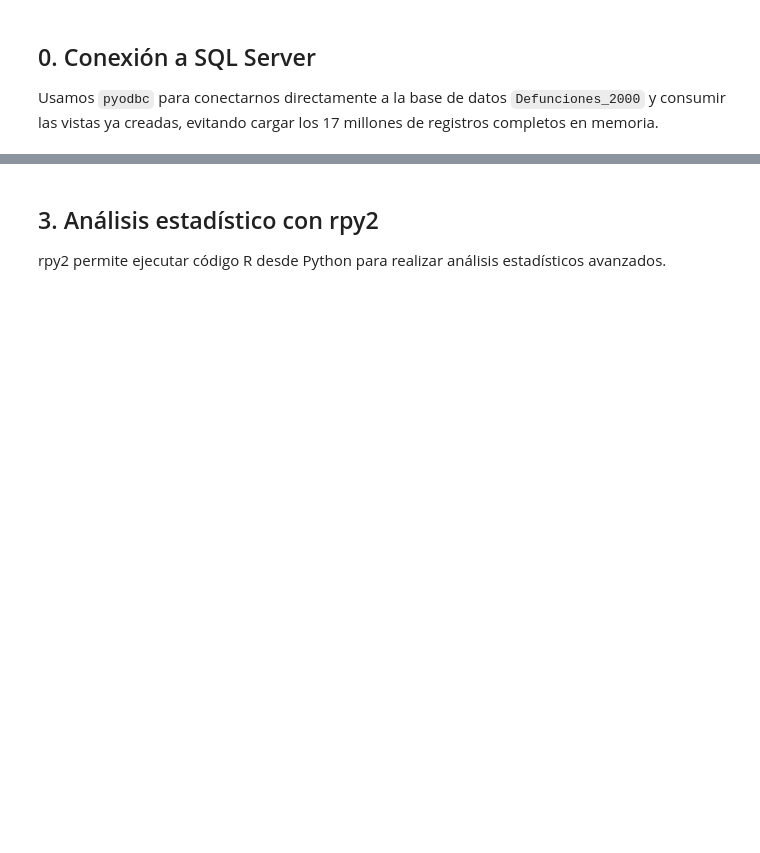
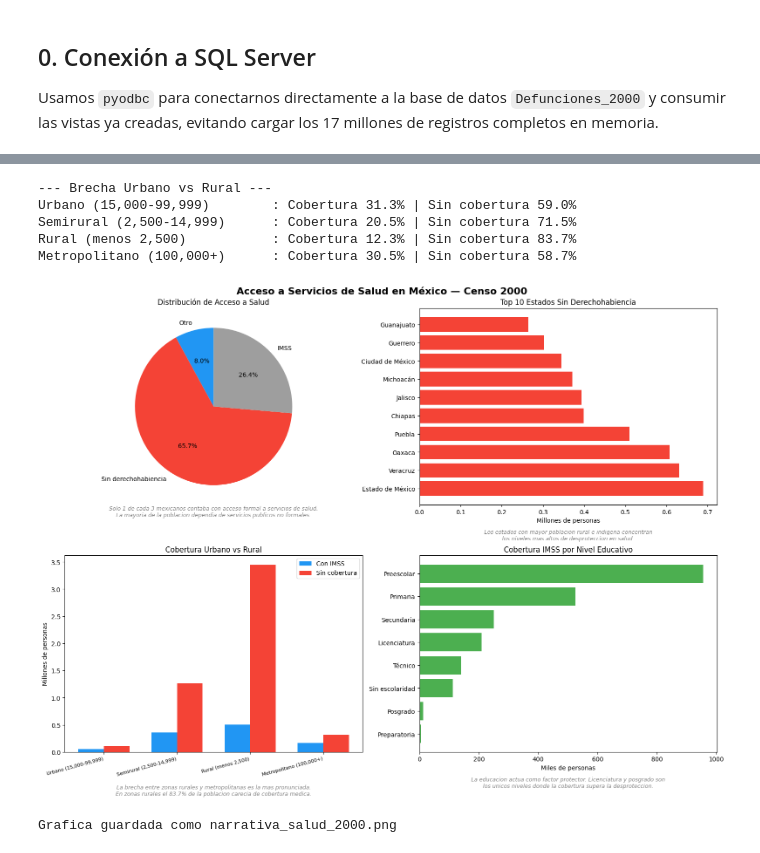
Before and after one commit to Carpuro/censo-salud-mexico-2000, a Jupyter notebook: notebooks/Actividad_Defunciones_SQL.ipynb, the cells around one changed output, grey strips where cells are left out. Cells and saved outputs as stored; diff of their text form; code cells hidden in the pictures; blank space fills up the shorter version.

```diff
--- a/notebooks/Actividad_Defunciones_SQL.ipynb
+++ b/notebooks/Actividad_Defunciones_SQL.ipynb
@@ -27,11 +29,11 @@ conn = pyodbc.connect(
     'DRIVER={ODBC Driver 17 for SQL Server};'
     'SERVER=localhost;'
     'DATABASE=Defunciones_2000;'
-    'UID=grafana_user;'
-    'PWD=Grafana123!;'
+    'Trusted_Connection=yes;'
 )
 
-print(' Conexión a SQL Server exitosa')
-print(' Base de datos: Defunciones_2000')
-print('  Servidor: localhost')
+
+print('Conexion a SQL Server exitosa')
+print('Base de datos: Defunciones_2000')
+print('Servidor: localhost')
 # %% [output]
@@ -113,14 +201,22 @@ print(f'Desviación estándar      : {np.std(totales):,.2f}')
 # %%
 # Análisis urbano vs rural con NumPy
-con_imss_urbano = np.array(df_urbano['con_imss'])
-sin_derecho_urbano = np.array(df_urbano['sin_derechohabiencia'])
-total_urbano = np.array(df_urbano['total'])
+df_urbano_filtrado = df_urbano[~df_urbano['tipo_localidad'].str.contains('No especificado')].copy()
+
+con_imss_urbano = np.array(df_urbano_filtrado['con_imss'])
+sin_derecho_urbano = np.array(df_urbano_filtrado['sin_derechohabiencia'])
+total_urbano = np.array(df_urbano_filtrado['total'])
 
 print('--- Brecha Urbano vs Rural ---')
-for i, localidad in enumerate(df_urbano['tipo_localidad']):
+for i, localidad in enumerate(df_urbano_filtrado['tipo_localidad']):
     cobertura = con_imss_urbano[i] / total_urbano[i] * 100
     sin_cob = sin_derecho_urbano[i] / total_urbano[i] * 100
     print(f'{localidad:<30}: Cobertura {cobertura:.1f}% | Sin cobertura {sin_cob:.1f}%')
+# %% [output]
+--- Brecha Urbano vs Rural ---
+Urbano (15,000-99,999)        : Cobertura 31.3% | Sin cobertura 59.0%
+Semirural (2,500-14,999)      : Cobertura 20.5% | Sin cobertura 71.5%
+Rural (menos 2,500)           : Cobertura 12.3% | Sin cobertura 83.7%
+Metropolitano (100,000+)      : Cobertura 30.5% | Sin cobertura 58.7%
 # %%
 # Visualizaciones de la narrativa
 fig, axes = plt.subplots(2, 2, figsize=(16, 12))
@@ -128,38 +224,55 @@ fig.suptitle('Acceso a Servicios de Salud en México — Censo 2000', fontsize=1
 
 # 1. Pie chart - acceso general
 colores = ['#2196F3', '#F44336', '#9E9E9E']
 axes[0,0].pie(df_acceso['total'], labels=df_acceso['tipo_servicio'],
               colors=colores, autopct='%1.1f%%', startangle=90)
 axes[0,0].set_title('Distribución de Acceso a Salud', fontsize=12)
+axes[0,0].text(0, -1.4,
+    'Solo 1 de cada 3 mexicanos contaba con acceso formal a servicios de salud.\n'
+    'La mayoria de la poblacion dependia de servicios publicos no formales.',
+    ha='center', fontsize=9, color='gray', style='italic')
 
 # 2. Barras - top 10 estados sin cobertura
 top10 = df_estados.head(10)
 axes[0,1].barh(top10['nombre_estado'], top10['sin_derechohabiencia']/1e6, color='#F44336')
 axes[0,1].set_title('Top 10 Estados Sin Derechohabiencia', fontsize=12)
 axes[0,1].set_xlabel('Millones de personas')
+axes[0,1].text(0.5, -0.18,
+    'Los estados con mayor poblacion rural e indigena concentran\n'
+    'los niveles mas altos de desproteccion en salud.',
+    transform=axes[0,1].transAxes, ha='center', fontsize=9, color='gray', style='italic')
 
 # 3. Barras agrupadas - urbano vs rural
-x = np.arange(len(df_urbano['tipo_localidad']))
+df_urbano_filtrado = df_urbano[~df_urbano['tipo_localidad'].str.contains('No especificado')].copy()
+x = np.arange(len(df_urbano_filtrado['tipo_localidad']))
 width = 0.35
-axes[1,0].bar(x - width/2, df_urbano['con_imss']/1e6, width, label='Con IMSS', color='#2196F3')
-axes[1,0].bar(x + width/2, df_urbano['sin_derechohabiencia']/1e6, width, label='Sin cobertura', color='#F44336')
+axes[1,0].bar(x - width/2, df_urbano_filtrado['con_imss']/1e6, width, label='Con IMSS', color='#2196F3')
+axes[1,0].bar(x + width/2, df_urbano_filtrado['sin_derechohabiencia']/1e6, width, label='Sin cobertura', color='#F44336')
 axes[1,0].set_xticks(x)
-axes[1,0].set_xticklabels(df_urbano['tipo_localidad'], rotation=15, ha='right', fontsize=8)
+axes[1,0].set_xticklabels(df_urbano_filtrado['tipo_localidad'], rotation=15, ha='right', fontsize=8)
 axes[1,0].set_title('Cobertura Urbano vs Rural', fontsize=12)
 axes[1,0].set_ylabel('Millones de personas')
 axes[1,0].legend()
+axes[1,0].text(0.5, -0.22,
+    'La brecha entre zonas rurales y metropolitanas es la mas pronunciada.\n'
+    'En zonas rurales el 83.7% de la poblacion carecia de cobertura medica.',
+    transform=axes[1,0].transAxes, ha='center', fontsize=9, color='gray', style='italic')
 
 # 4. Barras - escolaridad vs cobertura
 df_esc_valid = df_escolaridad[df_escolaridad['nivel_educativo'] != 'No especificado'].copy()
 df_esc_valid = df_esc_valid.sort_values('con_imss', ascending=True)
 axes[1,1].barh(df_esc_valid['nivel_educativo'], df_esc_valid['con_imss']/1e3, color='#4CAF50')
 axes[1,1].set_title('Cobertura IMSS por Nivel Educativo', fontsize=12)
 axes[1,1].set_xlabel('Miles de personas')
+axes[1,1].text(0.5, -0.18,
+    'La educacion actua como factor protector. Licenciatura y posgrado son\n'
+    'los unicos niveles donde la cobertura supera la desproteccion.',
+    transform=axes[1,1].transAxes, ha='center', fontsize=9, color='gray', style='italic')
 
 plt.tight_layout()
 plt.savefig('narrativa_salud_2000.png', dpi=150, bbox_inches='tight')
 plt.show()
-print('✅ Gráfica guardada como narrativa_salud_2000.png')
+print('Grafica guardada como narrativa_salud_2000.png')
+# %% [output]
+[figure, added]
+Grafica guardada como narrativa_salud_2000.png
-# %% [markdown]
-## 3. Análisis estadístico con rpy2
-rpy2 permite ejecutar código R desde Python para realizar análisis estadísticos avanzados.
```
Also changed, not shown: parts of 23 cells of this notebook, 1 other file.
